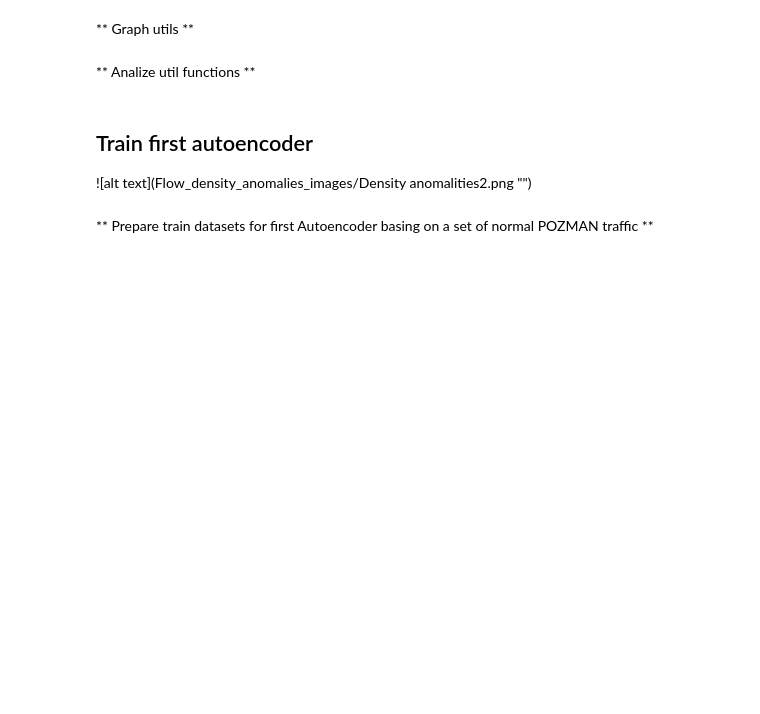
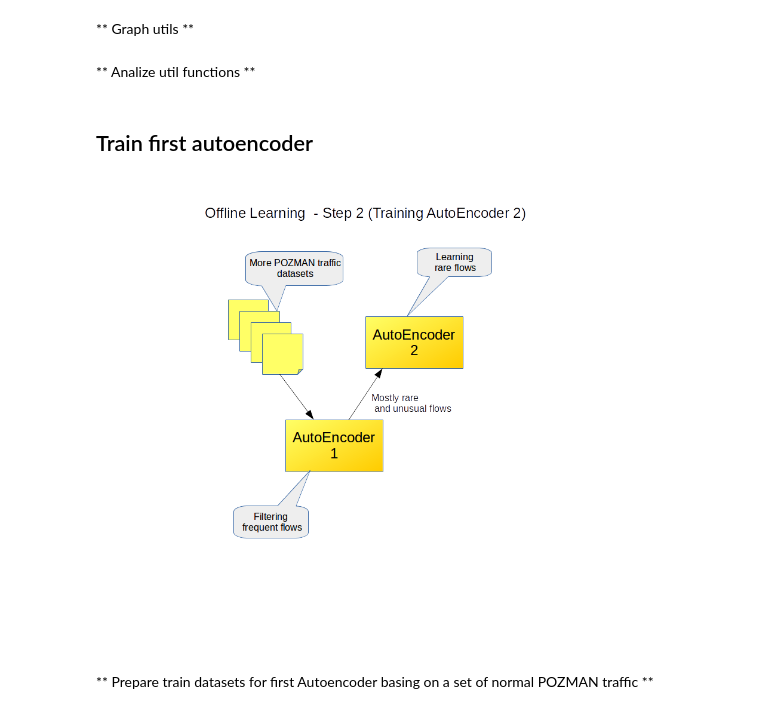
Before and after one commit to damomeen/machine_learning_various, a Jupyter notebook: DP_density_based_novelity_detection.ipynb, the cells around one changed output. Drawn from its saved outputs; the diff is of its cells as text; code cells hidden in the pictures; blank space fills up the shorter version.

```diff
--- a/DP_density_based_novelity_detection.ipynb
+++ b/DP_density_based_novelity_detection.ipynb
@@ -412,8 +415,10 @@ def cluster2D_and_analyze_flows(flows, features, gen_graphs=True):
     return flow_categories, ddos_category, pca_data2
 # %% [markdown]
 ## Train first autoencoder
-
-![alt text](Flow_density_anomalies_images/Density anomalities2.png "")
+# %%
+display(Image(filename='Flow_density_anomalies_images/Density anomalities2.png', embed=True))
+# %% [output]
+[figure, added]
 # %% [markdown]
 ** Prepare train datasets for first Autoencoder basing on a set of normal POZMAN traffic **
 # %%
```
Also changed, not shown: parts of 8 cells of this notebook.
